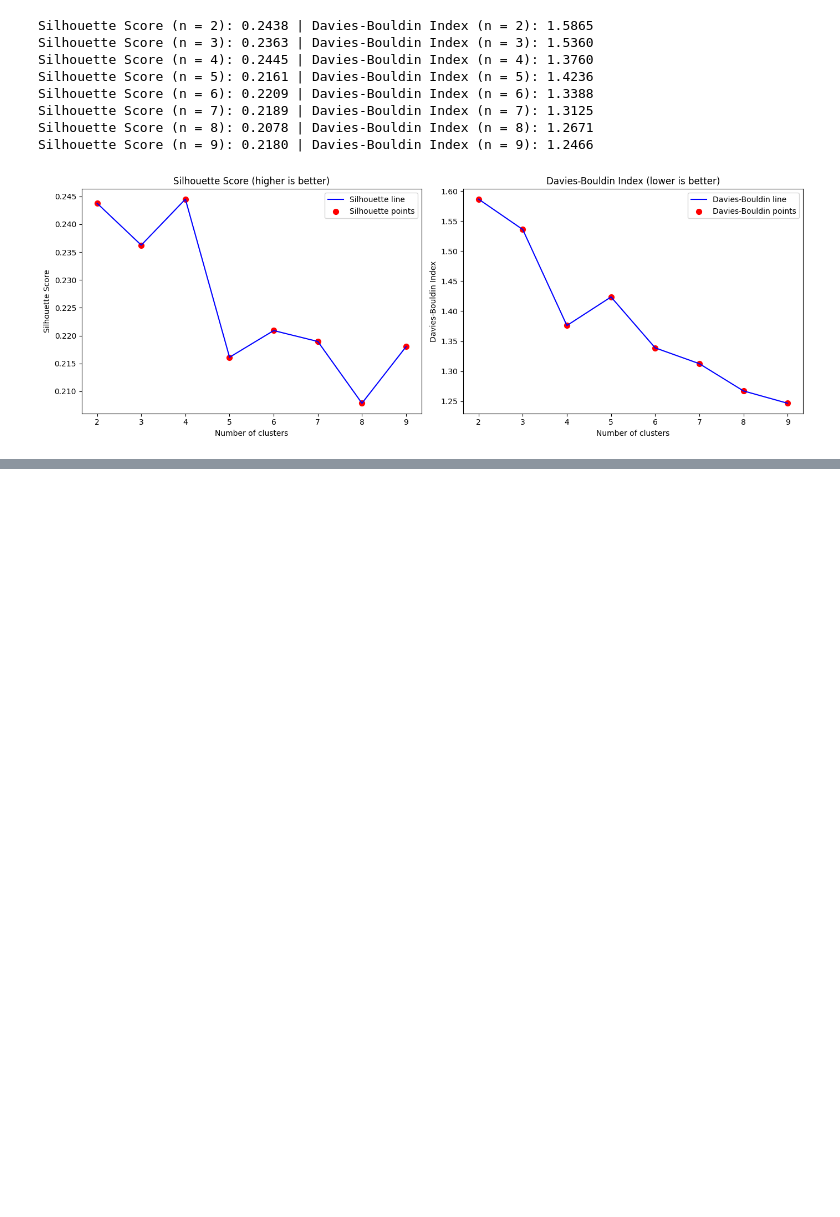
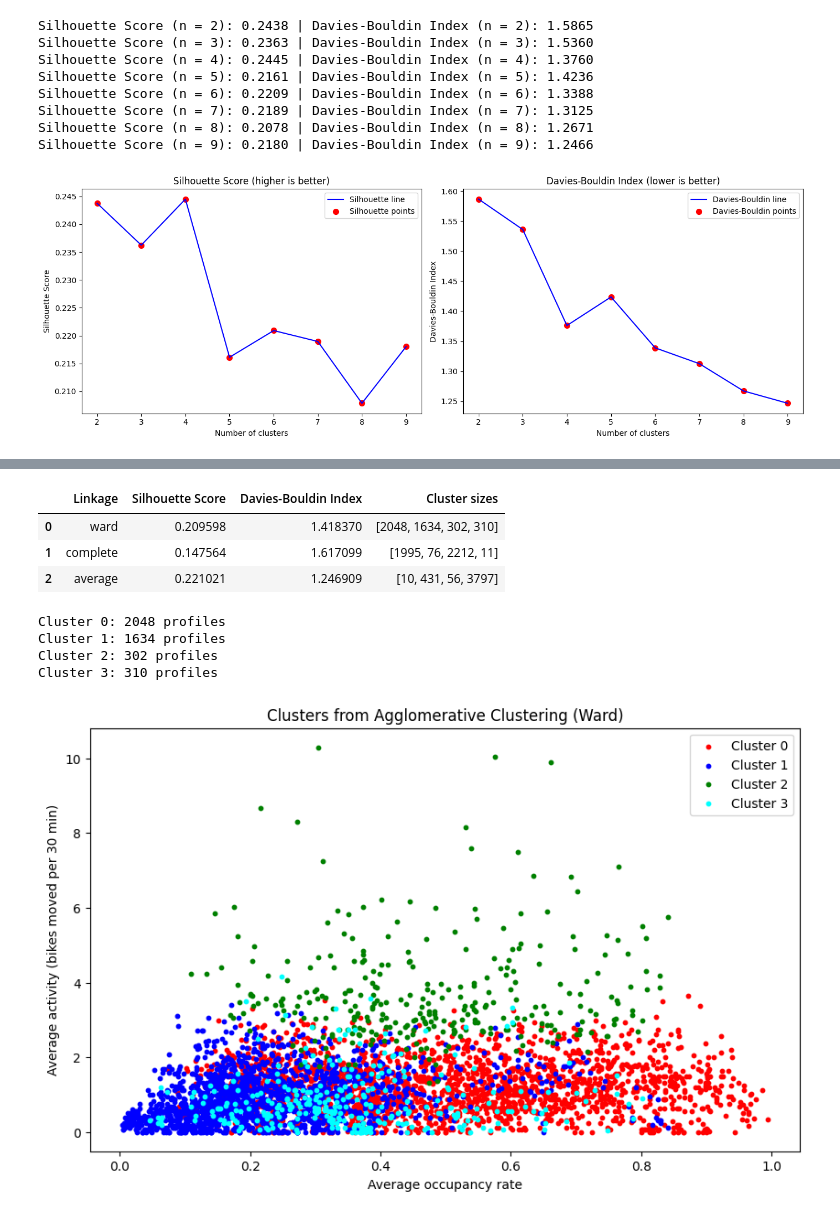
Before and after one commit to pericles-1995/CA1-2026193, a Jupyter notebook: CA1_Machine_Learning.ipynb, the cells around one changed output, grey strips where cells are left out. Cells and saved outputs as stored; diff of their text form; code cells hidden in the pictures; blank space fills up the shorter version.

```diff
--- a/CA1_Machine_Learning.ipynb
+++ b/CA1_Machine_Learning.ipynb
@@ -498,0 +612,47 @@ plt.show()
+# %%
+# Declare an array to store the results of each linkage method
+linkage_results = []
+
+for link in ['ward', 'complete', 'average']:
+    ac_test = AgglomerativeClustering(n_clusters = best_k, metric = 'euclidean', linkage = link)
+    labels_test = ac_test.fit_predict(X_scaled)
+    sizes = []
+    for k in range(best_k):
+        sizes.append(sum(labels_test == k))
+    linkage_results.append([link,
+                            silhouette_score(X_scaled, labels_test),
+                            davies_bouldin(X_scaled, labels_test),
+                            sizes])
+
+pd.DataFrame(linkage_results, columns = ['Linkage', 'Silhouette Score', 'Davies-Bouldin Index', 'Cluster sizes'])
+# %% [output]
+|  | Linkage | Silhouette Score | Davies-Bouldin Index | Cluster sizes |
+| 0 | ward | 0.209598 | 1.418370 | [2048, 1634, 302, 310] |
+| 1 | complete | 0.147564 | 1.617099 | [1995, 76, 2212, 11] |
+| 2 | average | 0.221021 | 1.246909 | [10, 431, 56, 3797] |
+# %%
+# Initialise an object 'hc' by calling a method 'AgglomerativeClustering'
+hc = AgglomerativeClustering(n_clusters = best_k, metric = 'euclidean', linkage = 'ward')
+y_hc = hc.fit_predict(X_scaled)
+profiles['Hierarchical_Cluster'] = y_hc
+for k in range(best_k):
+    print(f"Cluster {k}: {sum(y_hc == k)} profiles")
+# %% [output]
+Cluster 0: 2048 profiles
+Cluster 1: 1634 profiles
+Cluster 2: 302 profiles
+Cluster 3: 310 profiles
+# %%
+# Visualising the clusters of the hierarchical
+plt.figure(figsize = (10, 6))
+plt.scatter(x[y_hc == 0, 0], x[y_hc == 0, 2], s = 10, c = 'red', label = 'Cluster 0')
+plt.scatter(x[y_hc == 1, 0], x[y_hc == 1, 2], s = 10, c = 'blue', label = 'Cluster 1')
+plt.scatter(x[y_hc == 2, 0], x[y_hc == 2, 2], s = 10, c = 'green', label = 'Cluster 2')
+plt.scatter(x[y_hc == 3, 0], x[y_hc == 3, 2], s = 10, c = 'cyan', label = 'Cluster 3')
+plt.title('Clusters from Agglomerative Clustering (Ward)')
+plt.xlabel('Average occupancy rate')
+plt.ylabel('Average activity (bikes moved per 30 min)')
+plt.legend()
+plt.show()
+# %% [output]
+[figure, added]
```
Also changed, not shown: parts of 23 cells of this notebook.
